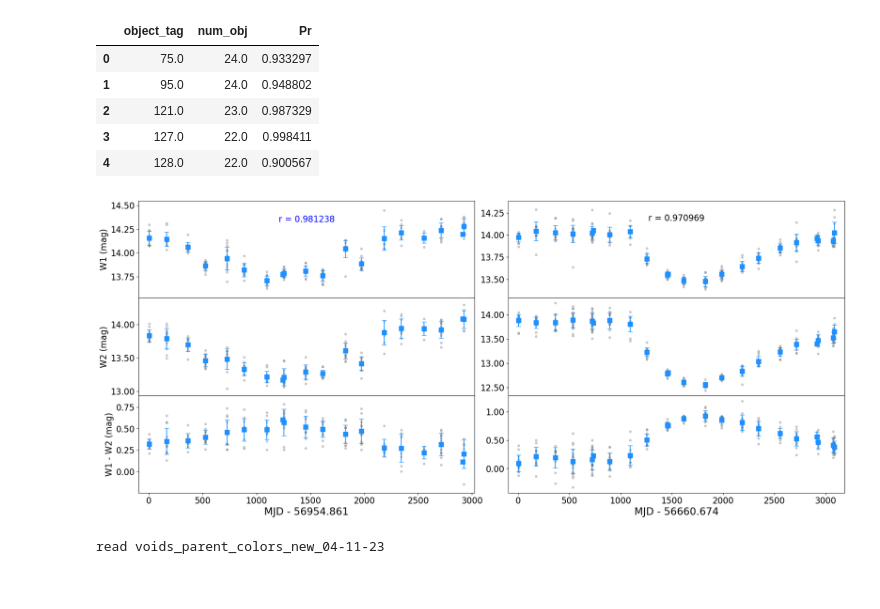
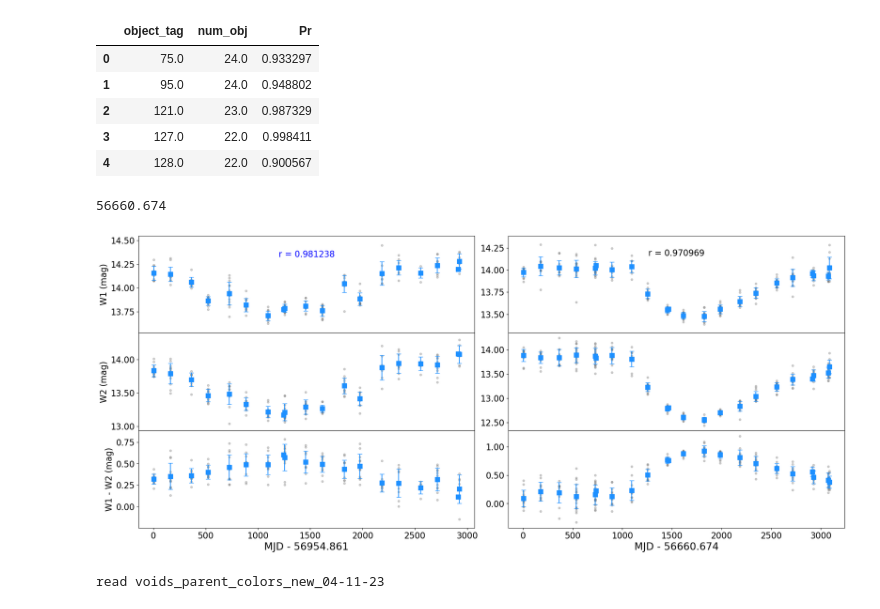
Before and after one commit to MaserResearchConstax23/anishVoidAGN, a Jupyter notebook: 08_VisualizePearsonRlightCurves.ipynb, the cells around one changed output. Drawn from its saved outputs; the diff is of its cells as text; code cells hidden in the pictures.

```diff
--- a/08_VisualizePearsonRlightCurves.ipynb
+++ b/08_VisualizePearsonRlightCurves.ipynb
@@ -388,8 +470,8 @@ HTML(percent_table.to_html(index = False))
 | Voids with 20+ bins | 0.717 | 0.13 ± 0.013 |
 | Walls with 20+ bins | 0.766 | 0.13 ± 0.007 |
 # %%
-voids_full = read_data('voids_full_' + 'new_' + '04-10-23') # timestamp())
-walls_full = read_data('walls_full_' + 'new_' + '04-11-23') # timestamp())
+voids_full = read_data('bin_outliers_removed_VOIDS_' + timestamp()) # timestamp())
+walls_full = read_data('bin_outliers_removed_WALLS_' + timestamp()) # timestamp())
 # %% [output]
 read voids_full_new_04-10-23
 read walls_full_new_04-11-23
@@ -405,6 +487,12 @@ voids_Pr.head()
 | 2 | 121.0 | 23.0 | 0.987329 |
 | 3 | 127.0 | 22.0 | 0.998411 |
 | 4 | 128.0 | 22.0 | 0.900567 |
+# %%
+full = walls_full
+full_tag = expand_cols(full, 552295)
+round(full_tag['mjd'].min(), 3)
+# %% [output]
+56660.674
 # %%
 title_fig = "Highly Variable Objects with W1-W2 < 0.5"
 num_v = 435718
@@ -508,7 +596,7 @@ ax3.errorbar(mean['mjd_binned'],
                 fmt = "o")
 
 # automatically set the axis limits for the graph based on the range of the plotted data
-ax1.set_xlim([mean['mjd_binned'].min() - 100, mean['mjd_binned'].max() + 100])
+# ax1.set_xlim([mean['mjd_binned'].min() - 100, mean['mjd_binned'].max() + 100])
 ax1.set_ylim([full_tag['w1mpro'].min() - 0.1, full_tag['w1mpro'].max() + 0.1])
 ax2.set_ylim([full_tag['w2mpro'].min() - 0.1, full_tag['w2mpro'].max() + 0.1])
 ax3.set_ylim([full_tag['W1-W2'].min() - 0.1, full_tag['W1-W2'].max() + 0.1])
@@ -613,35 +701,35 @@ ax3.errorbar(mean['mjd_binned'],
                 ecolor = "dodgerblue",
                 capsize = 4,
                 fmt = "o")
 
 # automatically set the axis limits for the graph based on the range of the plotted data
-ax1.set_xlim([mean['mjd_binned'].min() - 100, mean['mjd_binned'].max() + 100])
+# ax1.set_xlim([mean['mjd_binned'].min() - 100, mean['mjd_binned'].max() + 100])
 ax1.set_ylim([full_tag['w1mpro'].min() - 0.1, full_tag['w1mpro'].max() + 0.1])
 ax2.set_ylim([full_tag['w2mpro'].min() - 0.1, full_tag['w2mpro'].max() + 0.1])
 ax3.set_ylim([full_tag['W1-W2'].min() - 0.1, full_tag['W1-W2'].max() + 0.1])
 
 ax1.yaxis.set_major_formatter(FormatStrFormatter('%.2f'))
 ax2.yaxis.set_major_formatter(FormatStrFormatter('%.2f'))
 ax3.yaxis.set_major_formatter(FormatStrFormatter('%.2f'))
 
 # set all axis labels, including mjd that autmatically includes the value we subtracted in order to start at zero
 ax3.set_xlabel('MJD - ' + str(round(full_tag['mjd'].min(), 3)), fontsize = 'large')
 
 # ----------------
 
 axs[0, 0].set_ylabel('W1 (mag)', fontsize = '16')
 axs[1, 0].set_ylabel('W2 (mag)', fontsize = '16')
 axs[2, 0].set_ylabel('W1 - W2 (mag)', fontsize = '16')
 
 plt.rcParams.update({'font.size': 16})
 
 plt.subplots_adjust(wspace = 0.10, hspace = 0)
 
 # fig.savefig('Figures/iPoster-curve-mosaic' + str(num_v) + '_' + str(num_w) + '.png', dpi = 600)
 
 plt.show()
 # %% [output]
-[figure, old version]
+[figure, new version]
 # %%
 voids_parent = read_data_db('voids_parent_colors_' + 'new_' + '04-11-23') # timestamp())
 voids_parent[(voids_parent['object_tag'] == num_v)]
```
Also changed, not shown: parts of 5 cells of this notebook, 30 other files.
